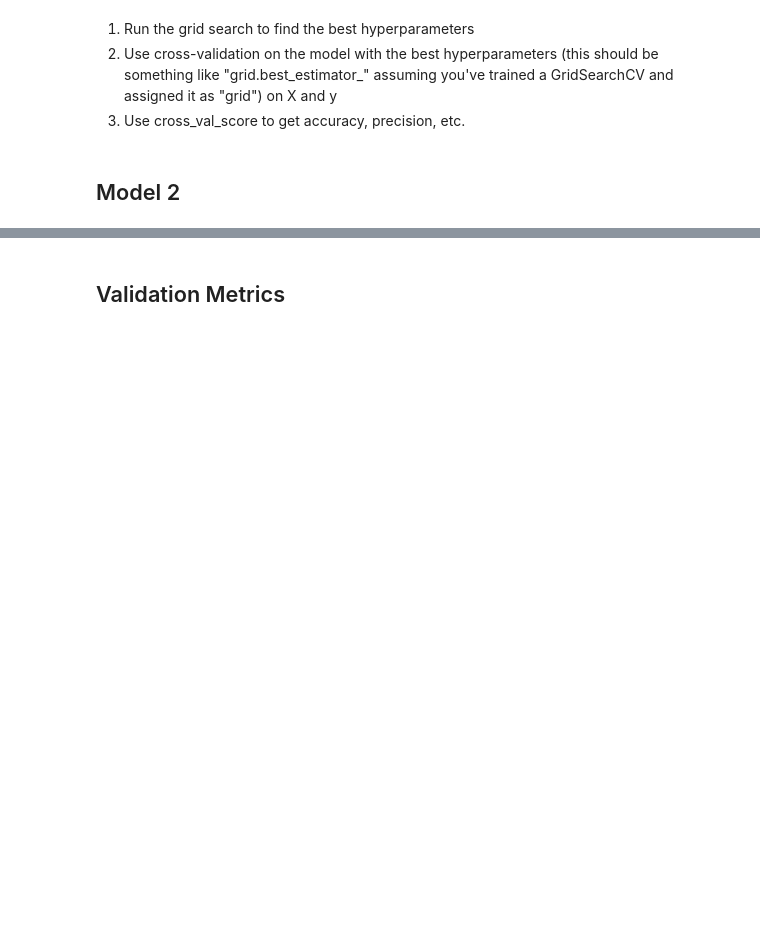
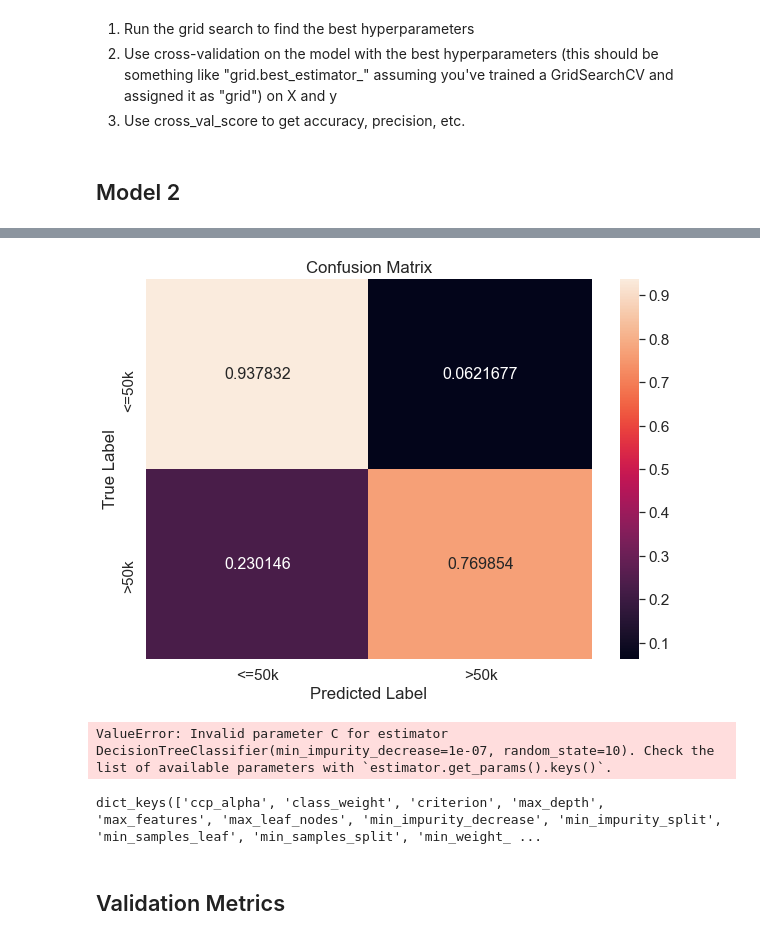
Before and after one commit to ElizabethBreen/CSS_Project3_Team2, a Jupyter notebook: Project 3 Students.ipynb, the cells around one changed output, grey strips where cells are left out. Saved outputs shown, nothing was run; the diff lists cells and outputs as text; code cells hidden in the pictures; blank space fills up the shorter version.

```diff
--- a/Project 3 Students.ipynb
+++ b/Project 3 Students.ipynb
@@ -284,3 +336,55 @@ plt.show()
+# %%
+y_pred = dt_classifier.predict(X_validate)
+# %%
+# normalize = true doesn't work for some people
+cf_matrix = confusion_matrix(y_validate, y_pred, normalize = "true")
+
+df_cm = pd.DataFrame(cf_matrix, range(2),
+                  range(2))
+
+df_cm = df_cm.rename(index=str, columns={0: "<=50k", 1: ">50k"})
+df_cm.index = ["<=50k", ">50k"]
+plt.figure(figsize = (10,7))
+sns.set(font_scale=1.4)#for label size
+sns.heatmap(df_cm,
+           annot=True,
+           annot_kws={"size": 16},
+           fmt='g')
+
+plt.title("Confusion Matrix")
+plt.xlabel("Predicted Label")
+plt.ylabel("True Label")
+plt.show()
+# %% [output]
+[figure, added]
+# %%
+import warnings
+from sklearn.exceptions import DataConversionWarning
+warnings.filterwarnings(action='ignore')
+from sklearn.metrics import accuracy_score
+
+# max depth, minimum samples: most important
+# max features
+
+param_grid = {'penalty': ['l1', 'l2', 'elasticnet'],
+             'C': np.arange(.1, 1, .1),
+               'fit_intercept': ['True', 'False'],
+             'solver': ['liblinear', 'saga']}
+
+dt_grid = GridSearchCV(dt_classifier, param_grid, cv=3, iid=False)
+dt_grid.fit(X_train, y_train)
+
+best_index = np.argmax(logit_grid.cv_results_["mean_test_score"])
+best_logit_pred = logit_grid.best_estimator_.predict(X_validate)
+
+print(logit_grid.cv_results_["params"][best_index])
+print('Validation Accuracy', accuracy_score(best_logit_pred, y_validate))
+# %% [output]
+ValueError: Invalid parameter C for estimator DecisionTreeClassifier(min_impurity_decrease=1e-07, random_state=10). Check the list of available parameters with `estimator.get_params().keys()`.
+# %%
+dt_classifier.get_params().keys()
+# %% [output]
+dict_keys(['ccp_alpha', 'class_weight', 'criterion', 'max_depth', 'max_features', 'max_leaf_nodes', 'min_impurity_decrease', 'min_impurity_split', 'min_samples_leaf', 'min_samples_split', 'min_weight_ ...
 # %% [markdown]
 ## Validation Metrics
 # %% [markdown]
```
Also changed, not shown: parts of 14 cells of this notebook.
